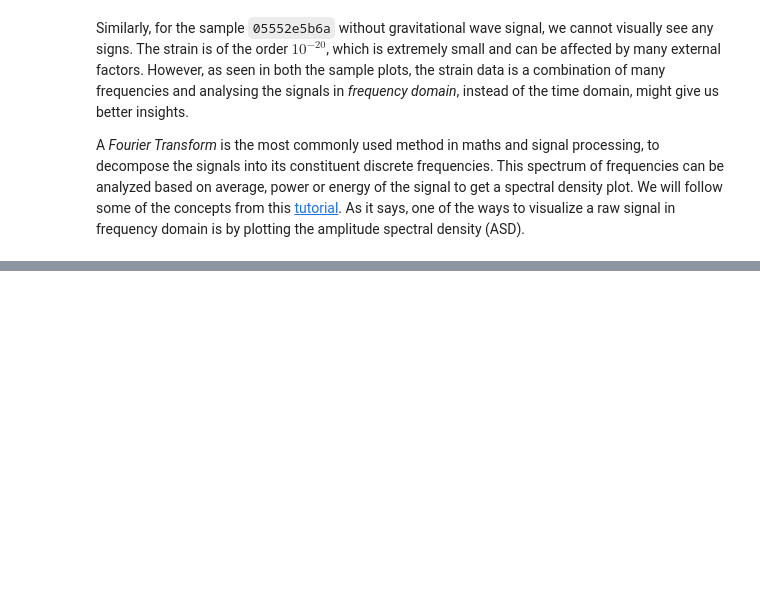
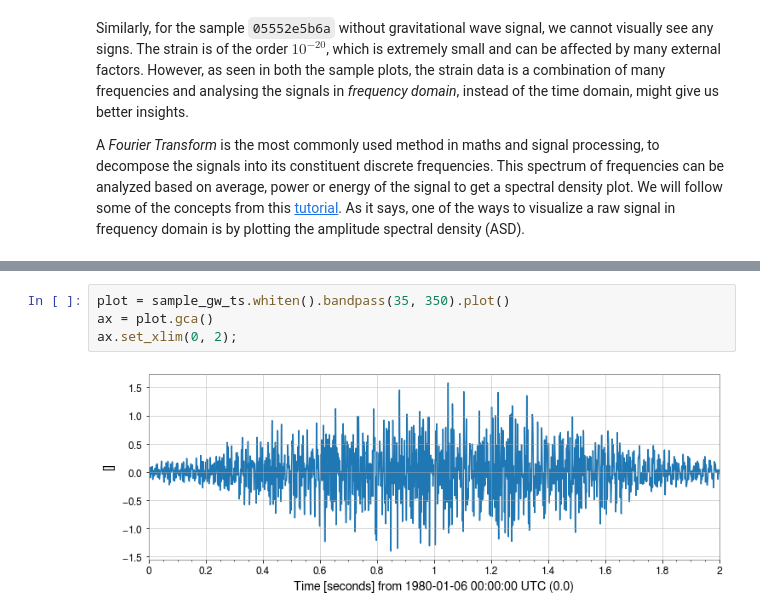
Before and after one commit to SiddharthPatel45/gravitational-wave-detection, a Jupyter notebook: code/gw-detection-analysis.ipynb, the cells around one changed output, grey strips where cells are left out. Drawn from its saved outputs; the diff is of its cells as text; blank space fills up the shorter version.

```diff
--- a/code/gw-detection-analysis.ipynb
+++ b/code/gw-detection-analysis.ipynb
@@ -152,0 +187,6 @@ ax.set_xlim(0, 2);
+# %%
+plot = sample_gw_ts.whiten().bandpass(35, 350).plot()
+ax = plot.gca()
+ax.set_xlim(0, 2);
+# %% [output]
+[figure, added]
```
Also changed, not shown: parts of 28 cells of this notebook.
